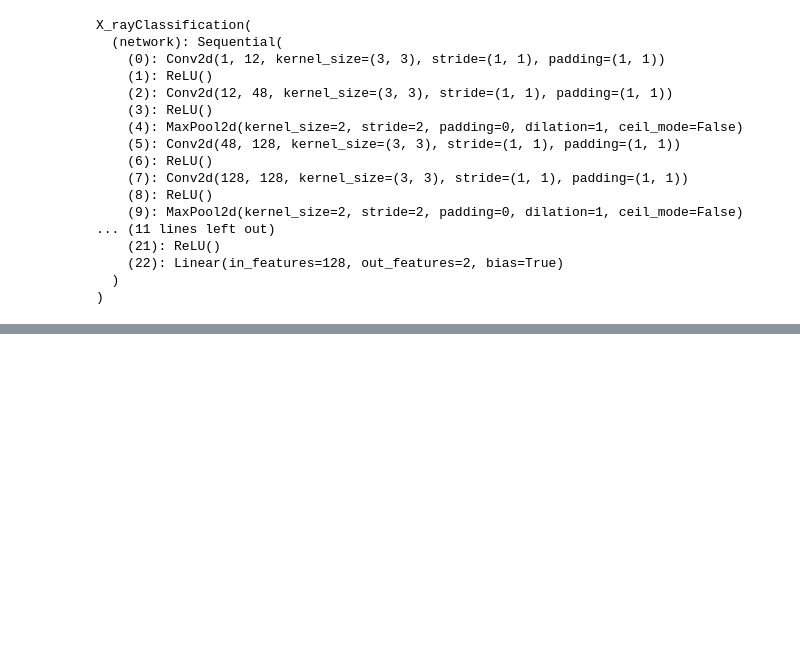
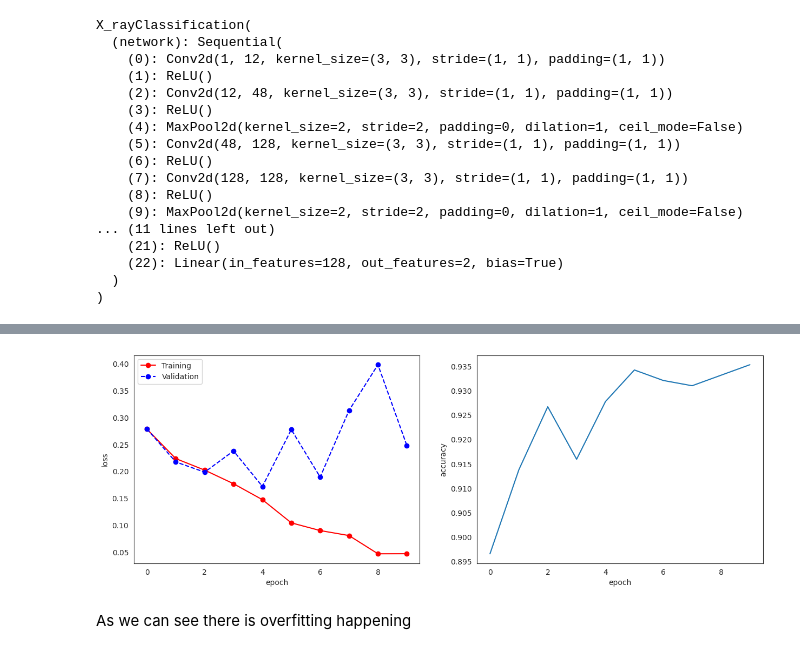
Before and after one commit to gitMiodek/lungs-disease-classification-app, a Jupyter notebook: X_ray_images_classification.ipynb, the cells around one changed output, grey strips where cells are left out. Cells and saved outputs as stored; diff of their text form; code cells hidden in the pictures; blank space fills up the shorter version.

Commit message:
feat(notebook): 1st model training with metrcis visualisation

```diff
--- a/X_ray_images_classification.ipynb
+++ b/X_ray_images_classification.ipynb
@@ -531,11 +534,13 @@ def accuracy(output: torch.tensor, label: torch.tensor):
     _, preds = torch.max(output, dim=1)
     return torch.tensor(torch.sum(preds == label).item() / len(preds))
 # %%
-def fit(epochs, lr, model, train_loader, val_loader, opt_func=torch.optim.SGD):
+def fit(epochs, lr, model, train_loader, val_loader, opt_func=torch.optim.SGD,early_stop=EarlyStoppingCallback()):
     """Training and evaluation loops"""
     optimizer = opt_func(model.parameters(), lr)
     history = []
-    for epoch in tqdm(range(epochs)):
+    for epoch in range(epochs):
+        if early_stop.stop:
+            break
         model.train()  # Training phase
         train_loss = []
         for batch in train_loader:
@@ -546,8 +551,9 @@ def fit(epochs, lr, model, train_loader, val_loader, opt_func=torch.optim.SGD):
             optimizer.zero_grad()
         # val phase
         result = evaluate(model, val_loader)
-        result['train_loss'] = torch.stack(train_losses).mean().item()
+        result['train_loss'] = torch.stack(train_loss).mean().item()
         model.epoch_end(epoch, result)
         history.append(result)
+
     return history
 # %%
@@ -619,7 +624,7 @@ class X_rayClassification(GeneralSteps):
 
 
             nn.Flatten(),
-            nn.Linear(256*28*28, 2048),
+            nn.Linear(256*16*16, 2048),
             nn.ReLU(),
             nn.Linear(2048, 512),
             nn.ReLU(),
@@ -679,2 +669,3 @@ lr = 0.001
 # %%
-history_model_1 = fit(num_epochs, model=model, )
+history_model_1 = fit(epochs=num_epochs, model=model, lr=lr, train_loader=train_loader,
+                      val_loader=val_loader, opt_func=opt_func)
@@ -680,0 +705,20 @@ history_model_1 = fit(num_epochs, model=model, )
+# %%
+train = [x['train_loss'] for x in history_model_1]
+val = [x['val_loss'] for x in history_model_1]
+acc = [x['val_acc'] for x in history_model_1]
+# %%
+fig, ax = plt.subplots(ncols=2, nrows=1, figsize=(15,5))
+
+ax[0].plot(train, '-ro')
+ax[0].plot(val, '--bo')
+ax[0].set_xlabel('epoch')
+ax[0].set_ylabel('loss')
+ax[0].legend(['Training', 'Validation'])
+ax[1].plot(acc)
+ax[1].set_xlabel('epoch')
+ax[1].set_ylabel('accuracy')
+plt.show()
+# %% [output]
+[figure, added]
+# %% [markdown]
+As we can see there is overfitting happening
```
Also changed, not shown: parts of 18 cells of this notebook.
